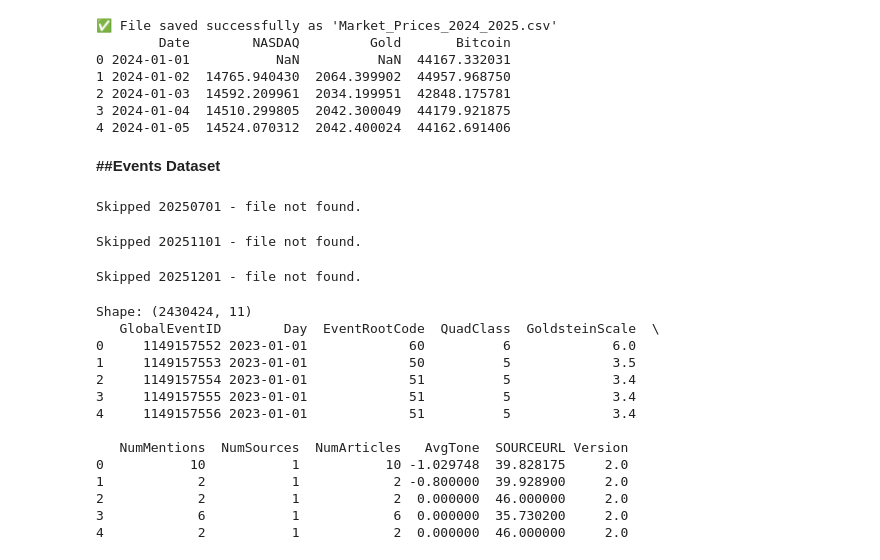
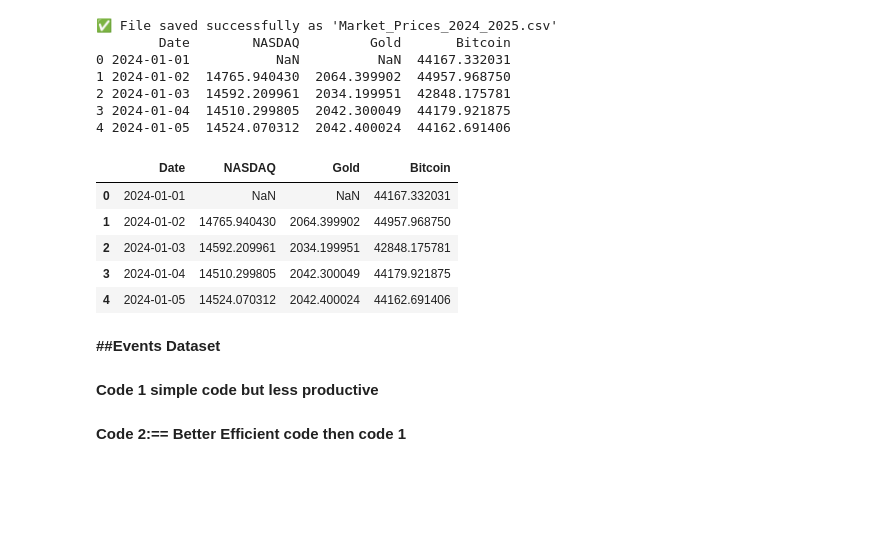
Before and after one commit to RaJ-0002/DataScience, a Jupyter notebook: final_project_model.ipynb, the cells around one changed output. Drawn from its saved outputs; the diff is of its cells as text; code cells hidden in the pictures; blank space fills up the shorter version.

```diff
--- a/final_project_model.ipynb
+++ b/final_project_model.ipynb
@@ -54,6 +73,15 @@ print(data.head())
 2 2024-01-03  14592.209961  2034.199951  42848.175781
 3 2024-01-04  14510.299805  2042.300049  44179.921875
 4 2024-01-05  14524.070312  2042.400024  44162.691406
+# %%
+data.head()
+# %% [output]
+|  | Date | NASDAQ | Gold | Bitcoin |
+| 0 | 2024-01-01 | NaN | NaN | 44167.332031 |
+| 1 | 2024-01-02 | 14765.940430 | 2064.399902 | 44957.968750 |
+| 2 | 2024-01-03 | 14592.209961 | 2034.199951 | 42848.175781 |
+| 3 | 2024-01-04 | 14510.299805 | 2042.300049 | 44179.921875 |
+| 4 | 2024-01-05 | 14524.070312 | 2042.400024 | 44162.691406 |
 # %%
 # import yfinance as yf
 # data = yf.download("^IXIC", start="2015-01-01", end="2025-10-11")
@@ -125,4 +155,6 @@ print(data.head())
 # df = fetch_gdelt_full(2023, 2025, frequency='MS')
 # print("Shape:", df.shape)
 # print(df.head())
+# %% [markdown]
+**Code 1 simple code but less productive**
 # %%
@@ -182,23 +219,2 @@ def fetch_gdelt_sampled(start_year=2024, end_year=2025, frequency='M'):
-# %%
-df = fetch_gdelt_sampled(2024, 2025, frequency='MS')  # Monthly Start Dates
-
-print("Shape:", df.shape)
-print(df.head())
-# %% [output]
-Skipped 20250701 - file not found.
-Skipped 20251101 - file not found.
-Skipped 20251201 - file not found.
-Shape: (2430424, 11)
-   GlobalEventID        Day  EventRootCode  QuadClass  GoldsteinScale  \
-0     1149157552 2023-01-01             60          6             6.0
-1     1149157553 2023-01-01             50          5             3.5
-2     1149157554 2023-01-01             51          5             3.4
-3     1149157555 2023-01-01             51          5             3.4
-4     1149157556 2023-01-01             51          5             3.4
-
-   NumMentions  NumSources  NumArticles   AvgTone  SOURCEURL Version
-0           10           1           10 -1.029748  39.828175     2.0
-1            2           1            2 -0.800000  39.928900     2.0
-2            2           1            2  0.000000  46.000000     2.0
-3            6           1            6  0.000000  35.730200     2.0
-4            2           1            2  0.000000  46.000000     2.0
+# %% [markdown]
+**Code 2:== Better Efficient code then code 1**
```
Also changed, not shown: parts of 34 cells of this notebook.
